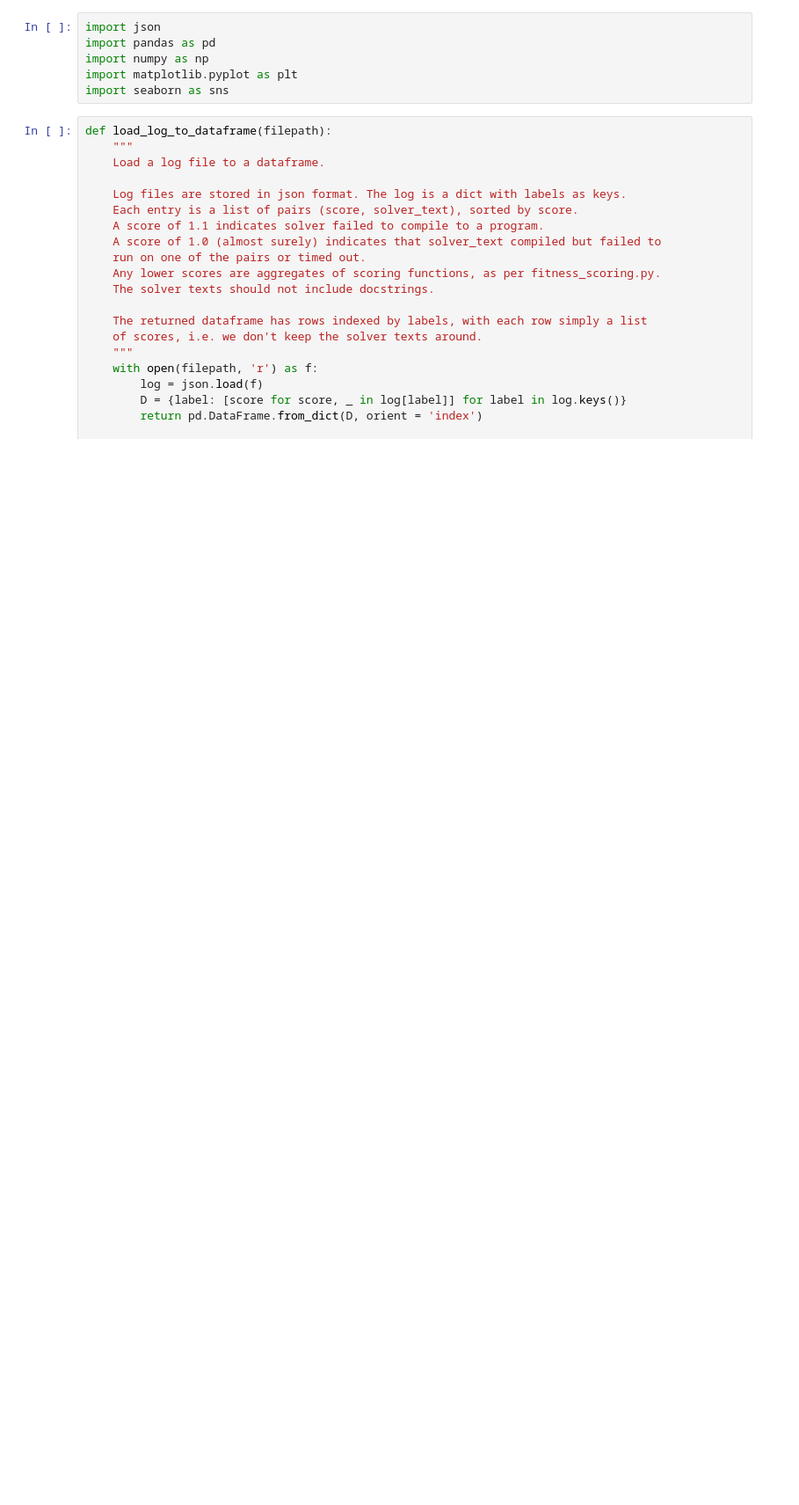
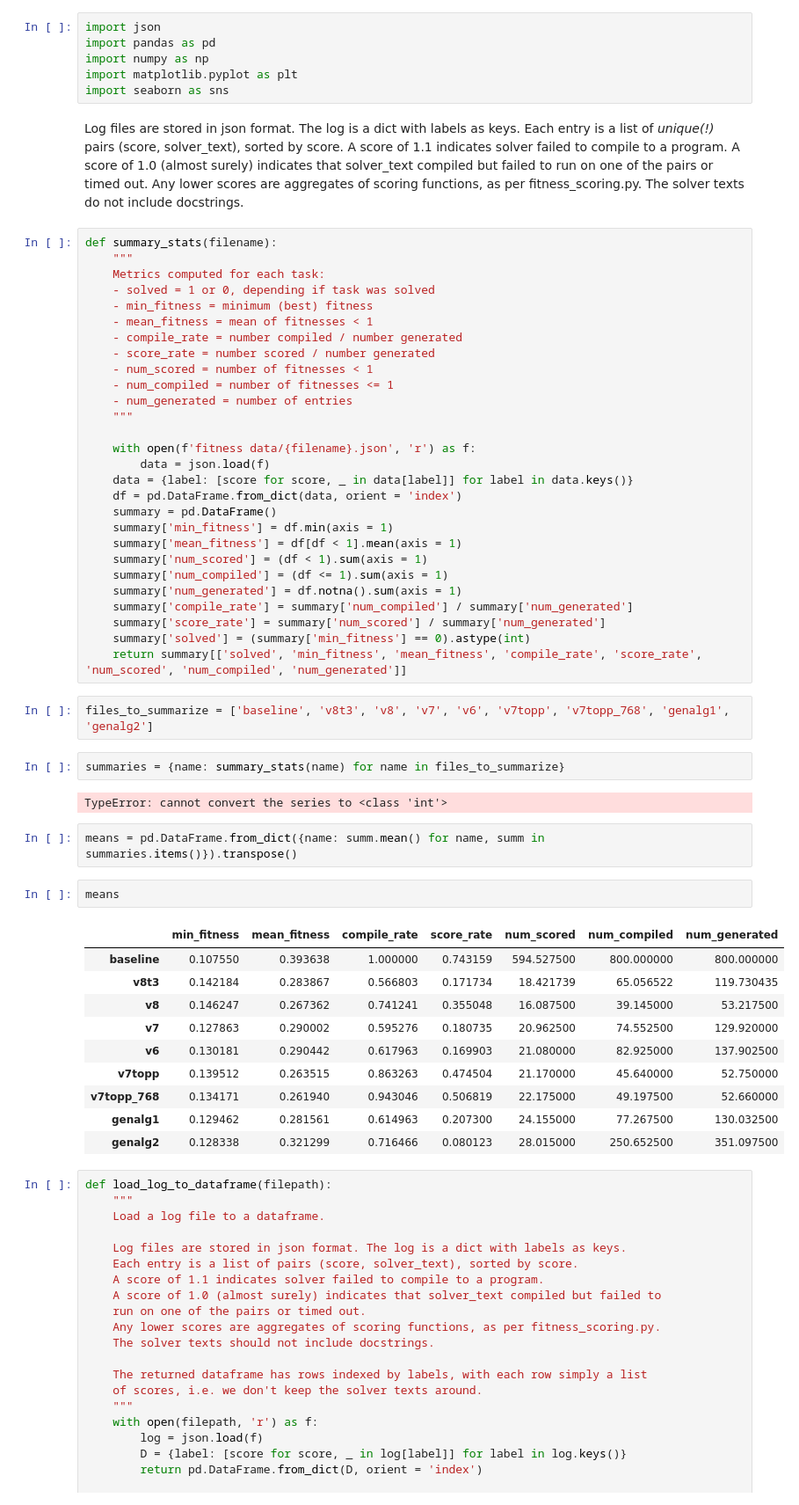
Before and after one commit to AmziJeffs/ARCPrize2024, a Jupyter notebook: genetic algorithm/fitness data charts.ipynb, the cells around one changed output. Shown at 88% size. Drawn from its saved outputs; the diff is of its cells as text; blank space fills up the shorter version.

```diff
--- a/genetic algorithm/fitness data charts.ipynb
+++ b/genetic algorithm/fitness data charts.ipynb
@@ -4,6 +4,63 @@ import pandas as pd
 import numpy as np
 import matplotlib.pyplot as plt
 import seaborn as sns
+# %% [markdown]
+Log files are stored in json format. The log is a dict with labels as keys.
+Each entry is a list of *unique(!)* pairs (score, solver_text), sorted by score.
+A score of 1.1 indicates solver failed to compile to a program.
+A score of 1.0 (almost surely) indicates that solver_text compiled but failed to
+run on one of the pairs or timed out.
+Any lower scores are aggregates of scoring functions, as per fitness_scoring.py.
+The solver texts do not include docstrings.
+# %%
+def summary_stats(filename):
+    """
+    Metrics computed for each task:
+    - solved = 1 or 0, depending if task was solved
+    - min_fitness = minimum (best) fitness
+    - mean_fitness = mean of fitnesses < 1
+    - compile_rate = number compiled / number generated
+    - score_rate = number scored / number generated
+    - num_scored = number of fitnesses < 1
+    - num_compiled = number of fitnesses <= 1
+    - num_generated = number of entries
+    """
+
+    with open(f'fitness data/{filename}.json', 'r') as f:
+        data = json.load(f)
+    data = {label: [score for score, _ in data[label]] for label in data.keys()}
+    df = pd.DataFrame.from_dict(data, orient = 'index')
+    summary = pd.DataFrame()
+    summary['min_fitness'] = df.min(axis = 1)
+    summary['mean_fitness'] = df[df < 1].mean(axis = 1)
+    summary['num_scored'] = (df < 1).sum(axis = 1)
+    summary['num_compiled'] = (df <= 1).sum(axis = 1)
+    summary['num_generated'] = df.notna().sum(axis = 1)
+    summary['compile_rate'] = summary['num_compiled'] / summary['num_generated']
+    summary['score_rate'] = summary['num_scored'] / summary['num_generated']
+    summary['solved'] = (summary['min_fitness'] == 0).astype(int)
+    return summary[['solved', 'min_fitness', 'mean_fitness', 'compile_rate', 'score_rate', 'num_scored', 'num_compiled', 'num_generated']]
+# %%
+files_to_summarize = ['baseline', 'v8t3', 'v8', 'v7', 'v6', 'v7topp', 'v7topp_768', 'genalg1', 'genalg2']
+# %%
+summaries = {name: summary_stats(name) for name in files_to_summarize}
+# %% [output]
+TypeError: cannot convert the series to <class 'int'>
+# %%
+means = pd.DataFrame.from_dict({name: summ.mean() for name, summ in summaries.items()}).transpose()
+# %%
+means
+# %% [output]
+|  | min_fitness | mean_fitness | compile_rate | score_rate | num_scored | num_compiled | num_generated |
+| baseline | 0.107550 | 0.393638 | 1.000000 | 0.743159 | 594.527500 | 800.000000 | 800.000000 |
+| v8t3 | 0.142184 | 0.283867 | 0.566803 | 0.171734 | 18.421739 | 65.056522 | 119.730435 |
+| v8 | 0.146247 | 0.267362 | 0.741241 | 0.355048 | 16.087500 | 39.145000 | 53.217500 |
+| v7 | 0.127863 | 0.290002 | 0.595276 | 0.180735 | 20.962500 | 74.552500 | 129.920000 |
+| v6 | 0.130181 | 0.290442 | 0.617963 | 0.169903 | 21.080000 | 82.925000 | 137.902500 |
+| v7topp | 0.139512 | 0.263515 | 0.863263 | 0.474504 | 21.170000 | 45.640000 | 52.750000 |
+| v7topp_768 | 0.134171 | 0.261940 | 0.943046 | 0.506819 | 22.175000 | 49.197500 | 52.660000 |
+| genalg1 | 0.129462 | 0.281561 | 0.614963 | 0.207300 | 24.155000 | 77.267500 | 130.032500 |
+| genalg2 | 0.128338 | 0.321299 | 0.716466 | 0.080123 | 28.015000 | 250.652500 | 351.097500 |
 # %%
 def load_log_to_dataframe(filepath):
     """
```
Also changed, not shown: parts of 4 cells of this notebook.
